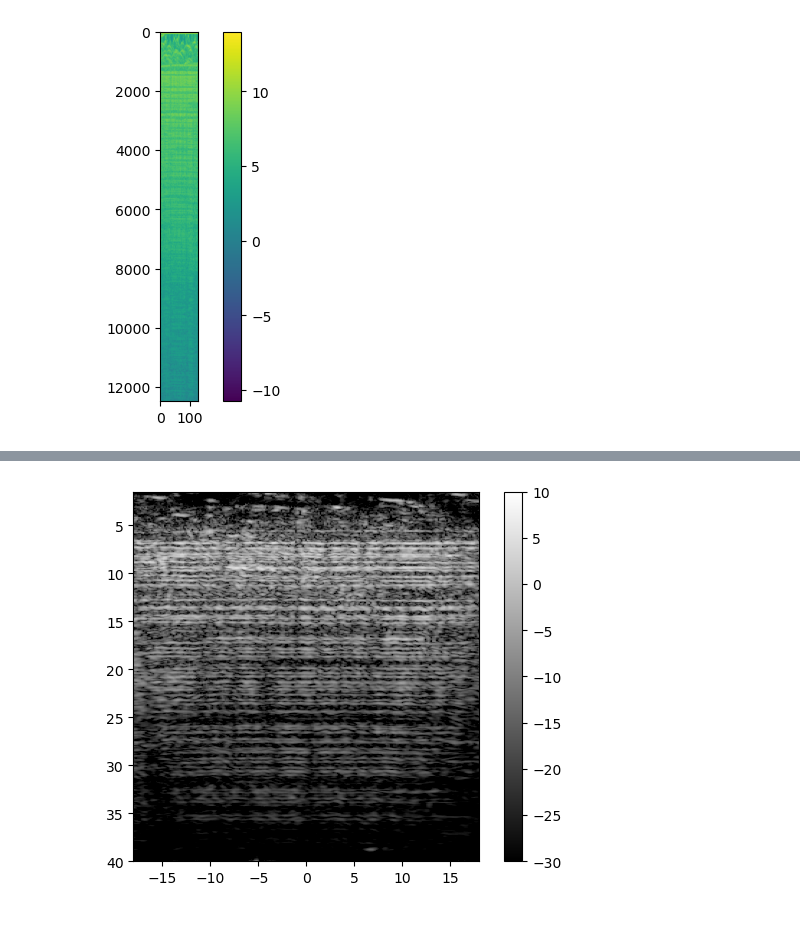
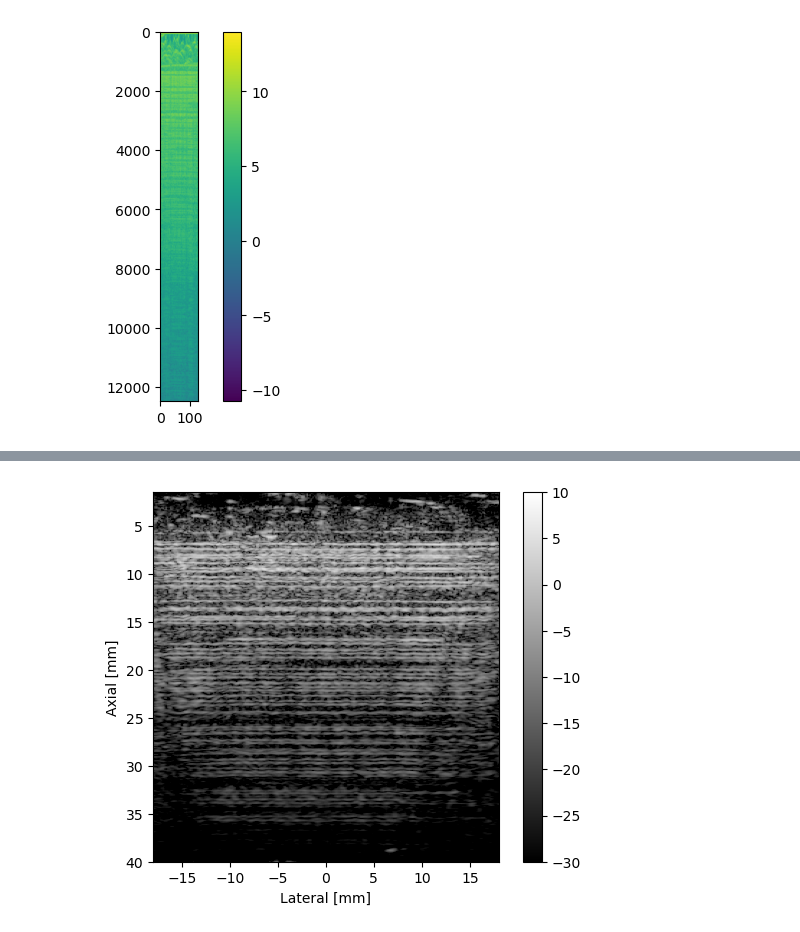
Before and after one commit to wewightman/fullwavefinal, a Jupyter notebook: devsegmentation.ipynb, the cells around one changed output, grey strips where cells are left out. Saved outputs shown, nothing was run; the diff lists cells and outputs as text; code cells hidden in the pictures.

```diff
--- a/devsegmentation.ipynb
+++ b/devsegmentation.ipynb
@@ -112,17 +139,19 @@ plt.show()
 # %%
-files = ["exfiles_wscat/deg-8_bf.bin","exfiles_wscat/deg0_bf.bin"]
+files = ["exfiles_wscat/deg-8_bf.bin","exfiles_wscat/deg0_bf.bin","exfiles_wscat/deg8_bf.bin"]
 
 bindata = 0
 for file in files:
     bindata += np.fromfile(file, dtype=np.double)
 bindata = bindata.reshape((267,-1)).T
 
 env = np.abs(sig.hilbert(bindata, axis=0))
 logged = 20*np.log10(env/np.percentile(env, 99))
 plt.figure()
 plt.imshow(logged, extent = [-20, 20, 40, 1.5], vmin=-30, vmax=10, cmap='gray')
 plt.xlim(-18, 18)
+plt.xlabel("Lateral [mm]")
+plt.ylabel("Axial [mm]")
 plt.colorbar()
 plt.show()
 # %% [output]
-[figure, old version]
+[figure, new version]
```
Also changed, not shown: parts of 7 cells of this notebook, 6 other files.
